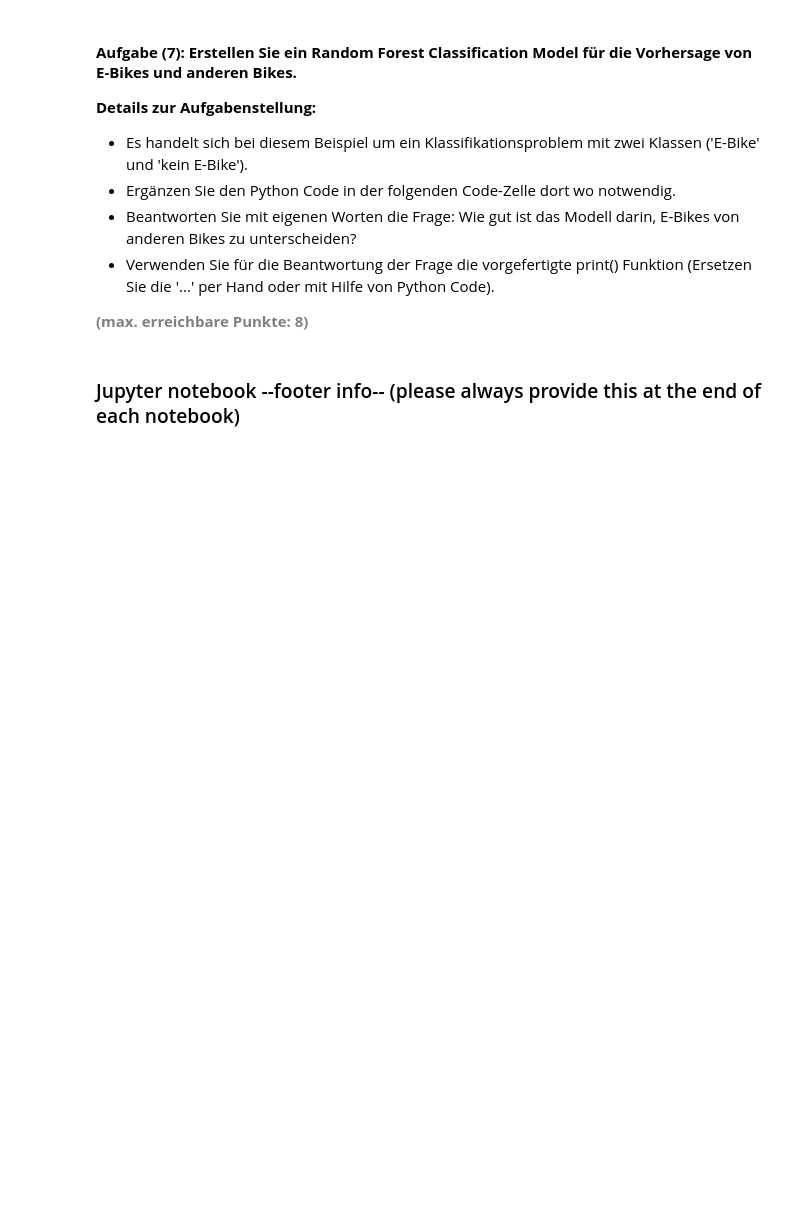
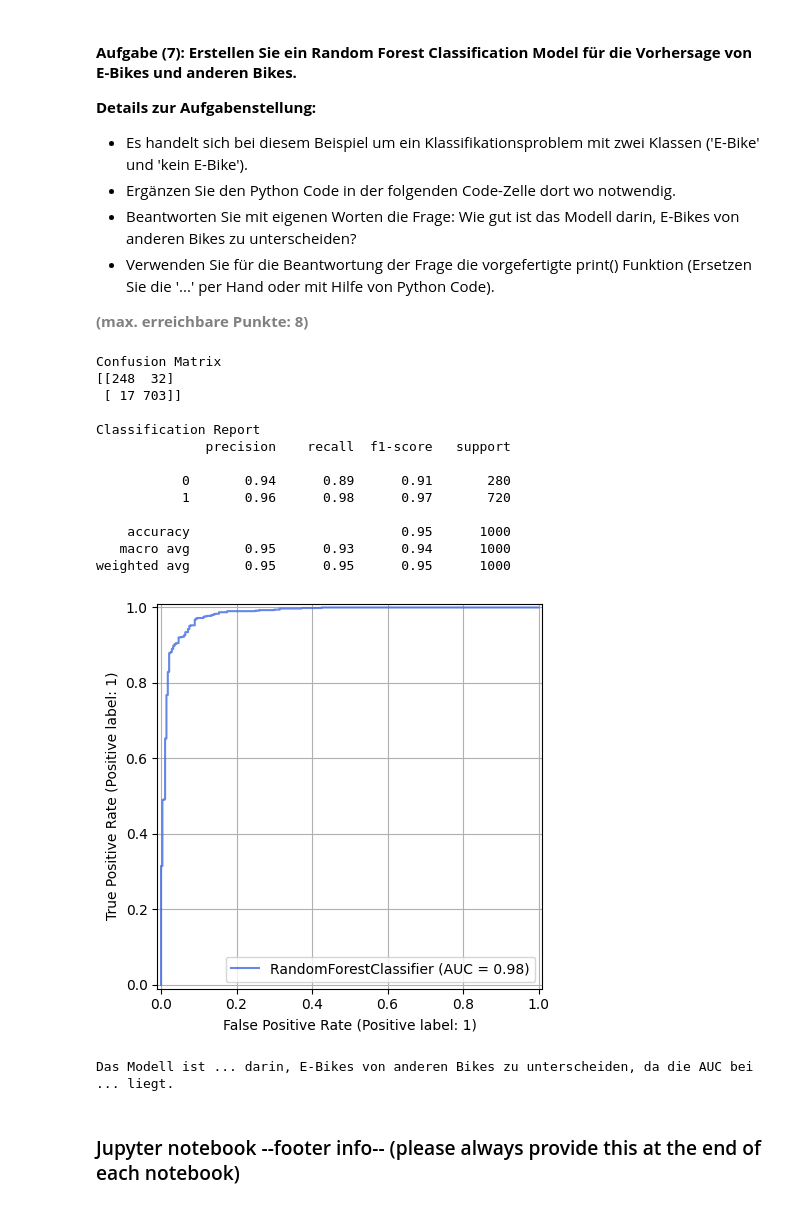
Before and after one commit to migifor-forstmi4/python_machine_learning_basics, a Jupyter notebook: LN2_AP03/AP03_Machine_Learning.ipynb, the cells around one changed output. Cells and saved outputs as stored; diff of their text form; code cells hidden in the pictures; blank space fills up the shorter version.

```diff
--- a/LN2_AP03/AP03_Machine_Learning.ipynb
+++ b/LN2_AP03/AP03_Machine_Learning.ipynb
@@ -426,34 +426,62 @@ R-Squared: 0.7291
 # %%
 # Einlesen der Trainings- und Testdaten (damit alle die gleichen Daten haben)
 X_train_class = pd.read_csv('./Data/X_train_class.csv')
 X_test_class = pd.read_csv('./Data/X_test_class.csv')
 y_train_class = pd.read_csv('./Data/y_train_class.csv')
 y_test_class = pd.read_csv('./Data/y_test_class.csv')
 
 # Umformen der y_train and y_test zu 1-dimensional arrays
 y_train_class = y_train_class.values.ravel()
 y_test_class = y_test_class.values.ravel()
 
 # Erstellen/Initialisieren des 'random forest classifier' Objekts
-
+rfc = RandomForestClassifier(n_estimators = 500, random_state = 42, max_depth = 5)
 
 # Trainieren des Random Forest Classification Modells
-
+rfc = rfc.fit(X_train_class, y_train_class)
 
 # Vorhersage der Zielvariable für die Testdaten
-
+y_pred_rf = rfc.predict(X_test_class)
 
 # Confusion matrix
-
+print('Confusion Matrix')
+print(confusion_matrix(y_test_class, y_pred_rf), '\n')
 
 # Classification report
-
+print('Classification Report')
+print(classification_report(y_test_class, y_pred_rf))
 
 # Erstellen der Graphik mit ROC curve und AUC
+plt.figure(figsize = (5, 5))
+ax = plt.gca()
+rfc_disp = RocCurveDisplay.from_estimator(rfc,
+                                          X_test_class,
+                                          y_test_class,
+                                          ax = ax,
+                                          alpha = 0.8,
+                                          c = 'royalblue')
 
+plt.grid()
+plt.show()
 
 # Beantworten Sie die Frage: Wie gut ist das Modell darin, die beiden Klassen zu unterscheiden?
 print(f'\nDas Modell ist ... darin, E-Bikes von anderen Bikes zu unterscheiden, da die AUC bei ... liegt.')
+# %% [output]
+Confusion Matrix
+[[248  32]
+ [ 17 703]]
+
+Classification Report
+              precision    recall  f1-score   support
+
+           0       0.94      0.89      0.91       280
+           1       0.96      0.98      0.97       720
+
+    accuracy                           0.95      1000
+   macro avg       0.95      0.93      0.94      1000
+weighted avg       0.95      0.95      0.95      1000
+[figure, added]
+Das Modell ist ... darin, E-Bikes von anderen Bikes zu unterscheiden, da die AUC bei ... liegt.
 # %% [markdown]
 ### Jupyter notebook --footer info-- (please always provide this at the end of each notebook)
 # %%
```
